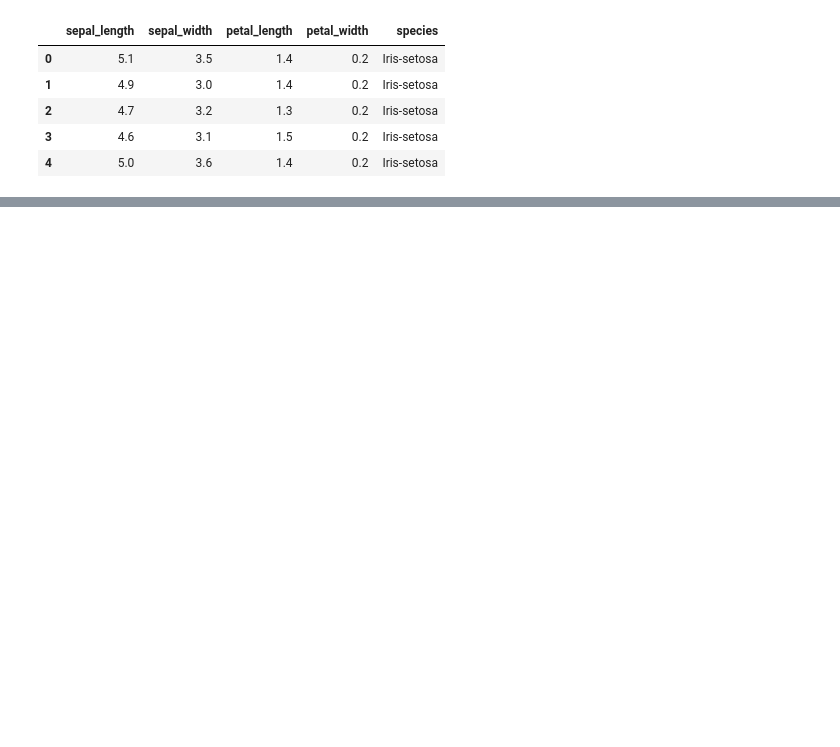
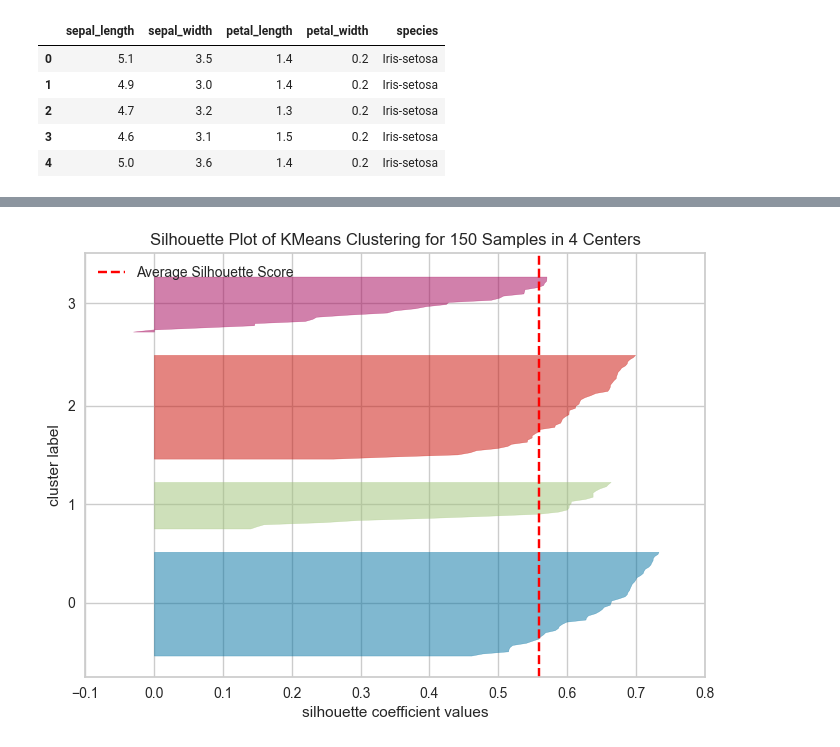
Before and after one commit to rahulsharma-rs/Vardhaman_Talk_2024, a Jupyter notebook: Clustering.ipynb, the cells around one changed output, grey strips where cells are left out. Cells and saved outputs as stored; diff of their text form; code cells hidden in the pictures; blank space fills up the shorter version.

```diff
--- a/Clustering.ipynb
+++ b/Clustering.ipynb
@@ -61,0 +88,4 @@ Transformation Pipeline and Model Successfully Saved
+# %%
+# plot silhouette
+plot_model(kmeans, plot = 'silhouette')
+# %% [output]
@@ -61,0 +93 @@ Transformation Pipeline and Model Successfully Saved
+[figure, added]
```
Also changed, not shown: parts of 9 cells of this notebook, 3 other files.
